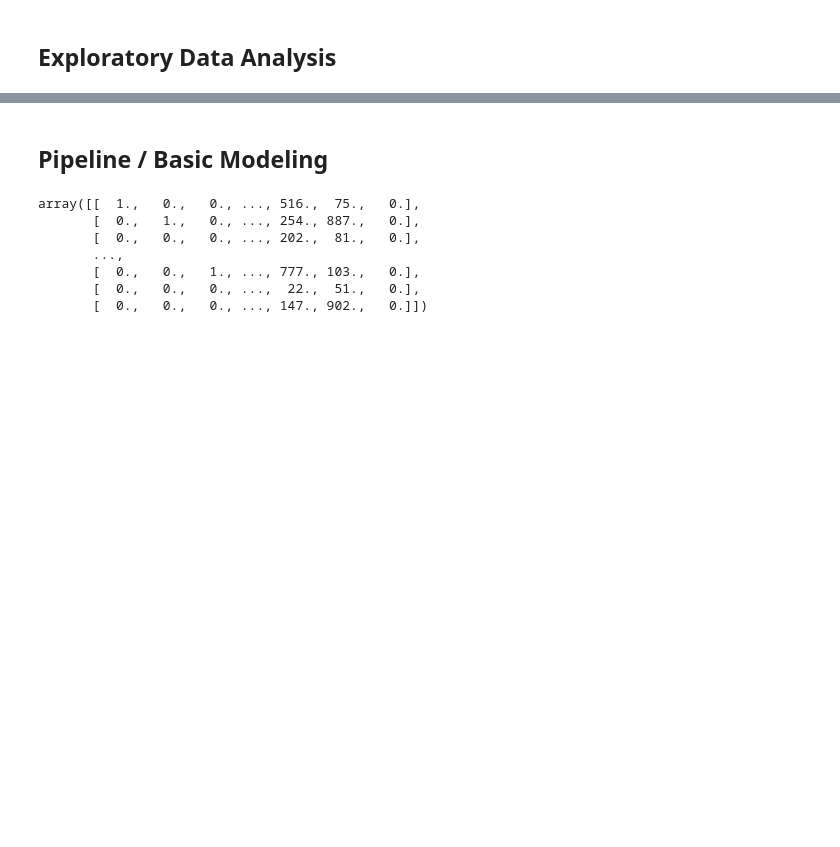
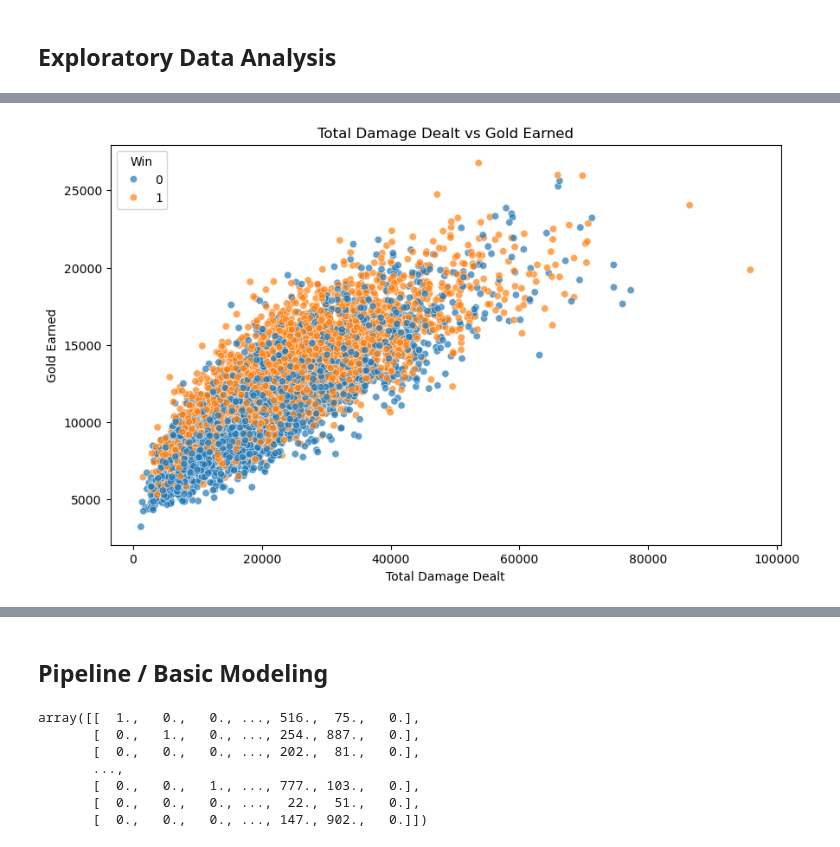
Before and after one commit to natane-a/league-of-legends-recommendation-system, a Jupyter notebook: notebooks/03_eda_and_pipeline.ipynb, the cells around one changed output, grey strips where cells are left out. Saved outputs shown, nothing was run; the diff lists cells and outputs as text; code cells hidden in the pictures; blank space fills up the shorter version.

```diff
--- a/notebooks/03_eda_and_pipeline.ipynb
+++ b/notebooks/03_eda_and_pipeline.ipynb
@@ -25,0 +41,11 @@ good
+# %%
+# scatter plot of total damage dealt vs gold earned
+plt.figure(figsize=(10, 6))
+sns.scatterplot(x=subset_df['totalDamageDealt'], y=subset_df['goldEarned'], hue=subset_df['win'], alpha=0.7)
+plt.title('Total Damage Dealt vs Gold Earned')
+plt.xlabel('Total Damage Dealt')
+plt.ylabel('Gold Earned')
+plt.legend(title='Win', loc='upper left')
+plt.show()
+# %% [output]
+[figure, added]
```
Also changed, not shown: parts of 6 cells of this notebook.
